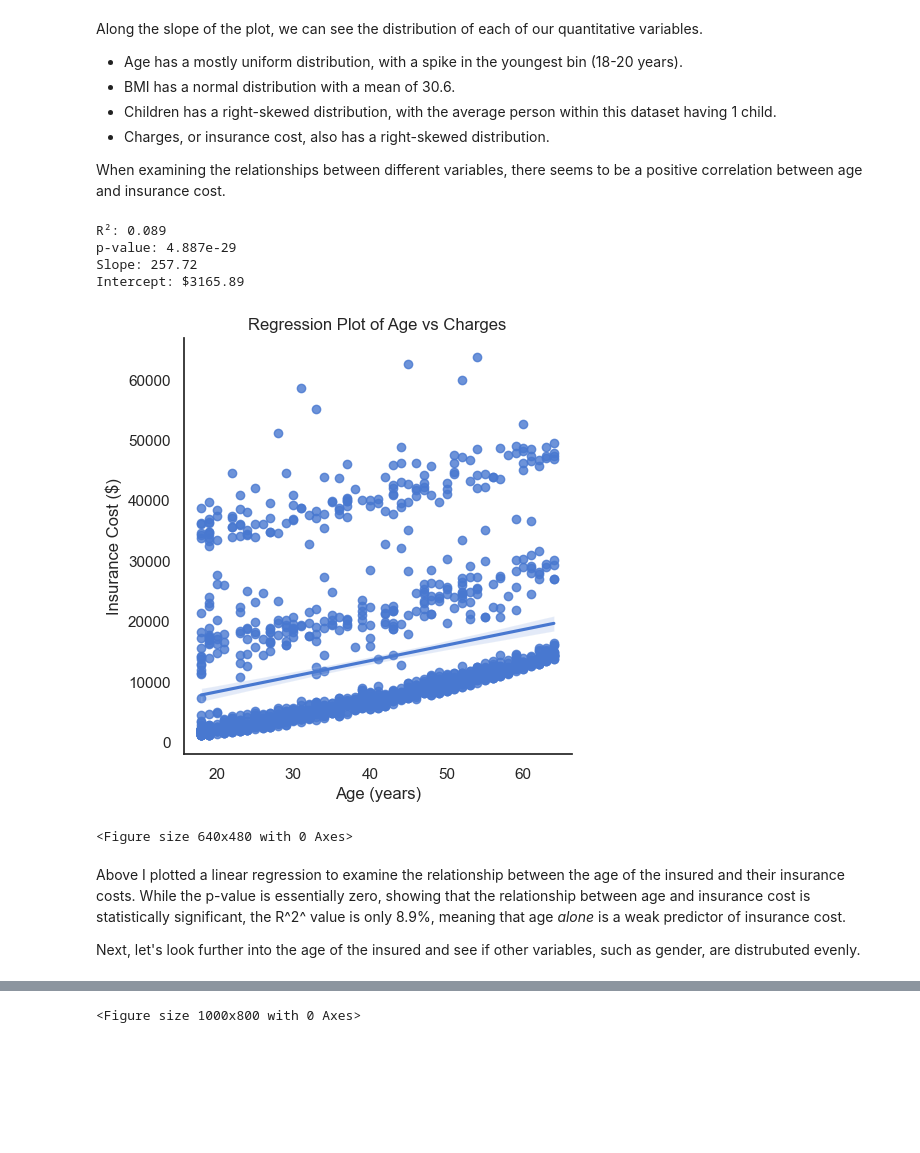
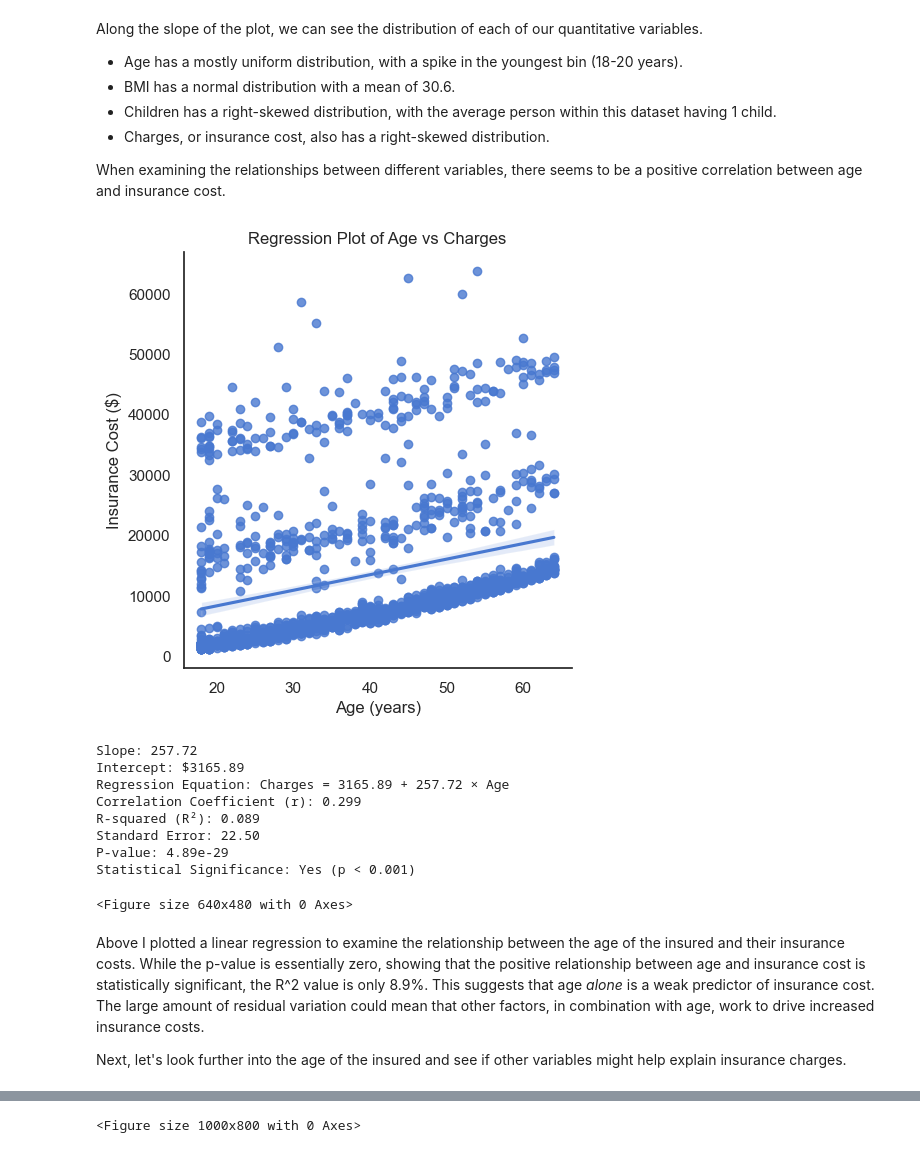
Before and after one commit to DaeJens/Health_Insurance_Project, a Jupyter notebook: HealthInsuranceEDA.ipynb, the cells around one changed output, grey strips where cells are left out. Drawn from its saved outputs; the diff is of its cells as text; code cells hidden in the pictures; blank space fills up the shorter version.

```diff
--- a/HealthInsuranceEDA.ipynb
+++ b/HealthInsuranceEDA.ipynb
@@ -101,30 +147,43 @@ When examining the relationships between different variables, there seems to be
 # %%
 # Linear Regression
 age_model = LinearRegression()
 age_model.fit(insurance_csv[['age']], insurance_csv['charges'])
 age_slope = age_model.coef_[0]
 age_intercept = age_model.intercept_
 r_squared = age_model.score(insurance_csv[['age']], insurance_csv['charges'])
-print(f"R²: {r_squared:.3f}")
-print(f"p-value: {stats.linregress(insurance_csv['age'], insurance_csv['charges']).pvalue:.3e}")
 
-print(f"Slope: {age_slope:.2f}")
-print(f"Intercept: ${age_intercept:.2f}")
+linregress_results = stats.linregress(insurance_csv['age'], insurance_csv['charges'])
+p_value = linregress_results.pvalue
+std_error = linregress_results.stderr
+correlation = linregress_results.rvalue
 
 sns.lmplot(x='age', y='charges', data=insurance_csv, fit_reg=True)
 plt.title('Regression Plot of Age vs Charges')
 plt.xlabel('Age (years)')
 plt.ylabel('Insurance Cost ($)')
 plt.show()
 plt.clf()
+
+print(f"Slope: {age_slope:.2f}")
+print(f"Intercept: ${age_intercept:.2f}")
+print(f"Regression Equation: Charges = {age_intercept:.2f} + {age_slope:.2f} × Age")
+print(f"Correlation Coefficient (r): {correlation:.3f}")
+print(f"R-squared (R²): {r_squared:.3f}")
+print(f"Standard Error: {std_error:.2f}")
+print(f"P-value: {p_value:.2e}")
+print(f"Statistical Significance: {'Yes (p < 0.001)' if p_value < 0.001 else 'No'}")
 # %% [output]
+[figure]
-R²: 0.089
-p-value: 4.887e-29
 Slope: 257.72
 Intercept: $3165.89
+Regression Equation: Charges = 3165.89 + 257.72 × Age
+Correlation Coefficient (r): 0.299
+R-squared (R²): 0.089
+Standard Error: 22.50
+P-value: 4.89e-29
+Statistical Significance: Yes (p < 0.001)
-[figure]
 <Figure size 640x480 with 0 Axes>
 # %% [markdown]
-Above I plotted a linear regression to examine the relationship between the age of the insured and their insurance costs. While the p-value is essentially zero, showing that the relationship between age and insurance cost is statistically significant, the R^2^ value is only 8.9%, meaning that age *alone* is a weak predictor of insurance cost.
+Above I plotted a linear regression to examine the relationship between the age of the insured and their insurance costs. While the p-value is essentially zero, showing that the positive relationship between age and insurance cost is statistically significant, the R^2 value is only 8.9%. This suggests that age *alone* is a weak predictor of insurance cost. The large amount of residual variation could mean that other factors, in combination with age, work to drive increased insurance costs.
 
-Next, let's look further into the age of the insured and see if other variables, such as gender, are distrubuted evenly.
+Next, let's look further into the age of the insured and see if other variables might help explain insurance charges.
```
Also changed, not shown: parts of 18 cells of this notebook.
